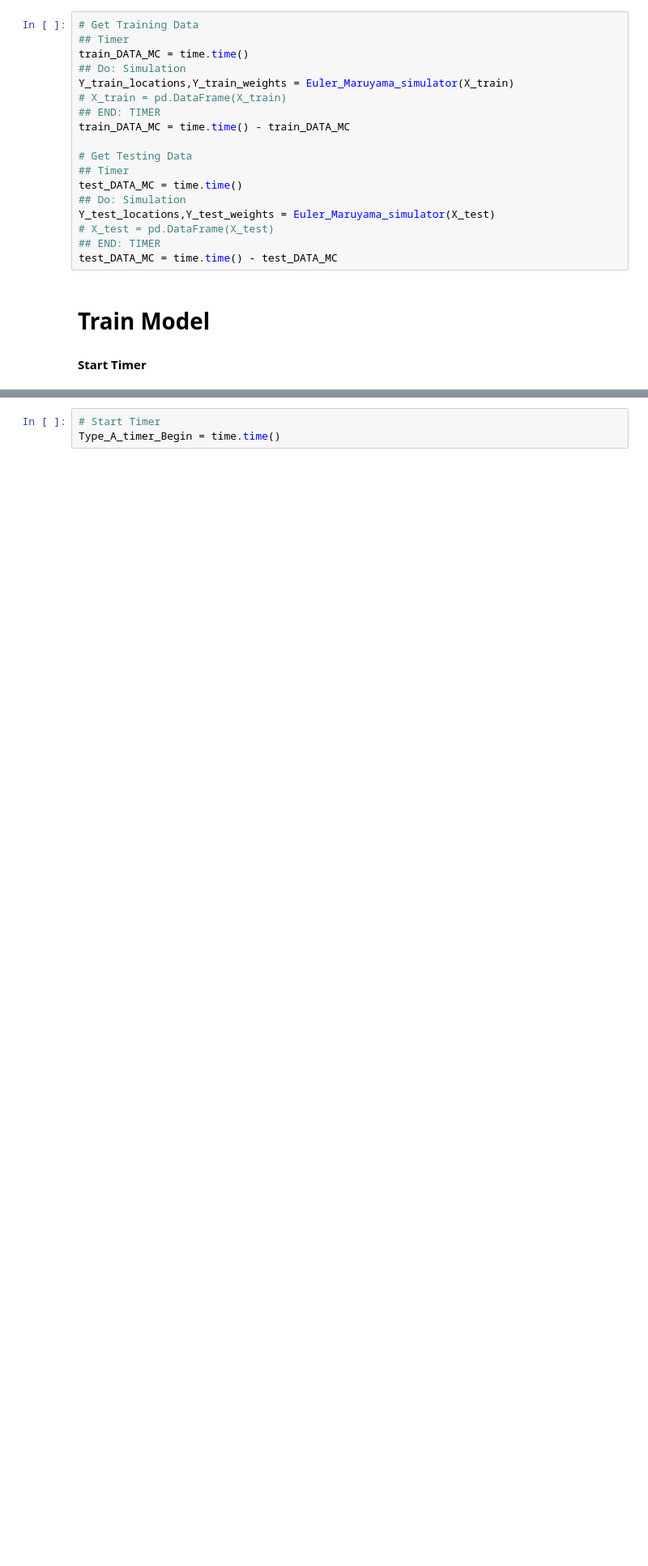
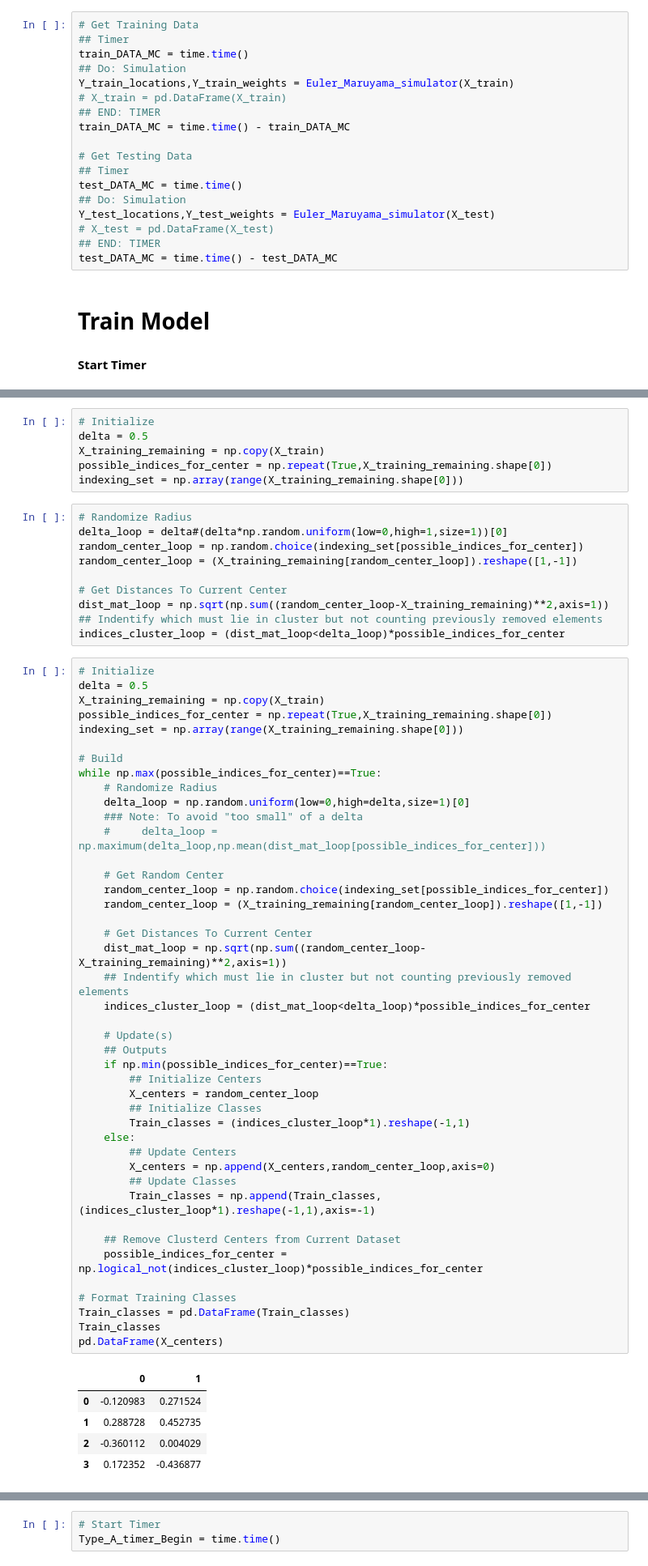
Before and after one commit to AnastasisKratsios/UniversalProcesses, a Jupyter notebook: Universal_Processes_Trainer_BACKEND_Static_Time.ipynb, the cells around one changed output, grey strips where cells are left out. Shown at 81% size. Saved outputs shown, nothing was run; the diff lists cells and outputs as text; blank space fills up the shorter version.

Commit message:
fixed random partitioning!

```diff
--- a/Universal_Processes_Trainer_BACKEND_Static_Time.ipynb
+++ b/Universal_Processes_Trainer_BACKEND_Static_Time.ipynb
@@ -494,0 +449,65 @@ test_DATA_MC = time.time() - test_DATA_MC
+# %%
+# Initialize
+delta = 0.5
+X_training_remaining = np.copy(X_train)
+possible_indices_for_center = np.repeat(True,X_training_remaining.shape[0])
+indexing_set = np.array(range(X_training_remaining.shape[0]))
+# %%
+# Randomize Radius
+delta_loop = delta#(delta*np.random.uniform(low=0,high=1,size=1))[0]
+random_center_loop = np.random.choice(indexing_set[possible_indices_for_center])
+random_center_loop = (X_training_remaining[random_center_loop]).reshape([1,-1])
+
+# Get Distances To Current Center
+dist_mat_loop = np.sqrt(np.sum((random_center_loop-X_training_remaining)**2,axis=1))
+## Indentify which must lie in cluster but not counting previously removed elements
+indices_cluster_loop = (dist_mat_loop<delta_loop)*possible_indices_for_center
+# %%
+# Initialize
+delta = 0.5
+X_training_remaining = np.copy(X_train)
+possible_indices_for_center = np.repeat(True,X_training_remaining.shape[0])
+indexing_set = np.array(range(X_training_remaining.shape[0]))
+
+# Build
+while np.max(possible_indices_for_center)==True:
+    # Randomize Radius
+    delta_loop = np.random.uniform(low=0,high=delta,size=1)[0]
+    ### Note: To avoid "too small" of a delta
+    #     delta_loop = np.maximum(delta_loop,np.mean(dist_mat_loop[possible_indices_for_center]))
+
+    # Get Random Center
+    random_center_loop = np.random.choice(indexing_set[possible_indices_for_center])
+    random_center_loop = (X_training_remaining[random_center_loop]).reshape([1,-1])
+
+    # Get Distances To Current Center
+    dist_mat_loop = np.sqrt(np.sum((random_center_loop-X_training_remaining)**2,axis=1))
+    ## Indentify which must lie in cluster but not counting previously removed elements
+    indices_cluster_loop = (dist_mat_loop<delta_loop)*possible_indices_for_center
+
+    # Update(s)
+    ## Outputs
+    if np.min(possible_indices_for_center)==True:
+        ## Initialize Centers
+        X_centers = random_center_loop
+        ## Initialize Classes
+        Train_classes = (indices_cluster_loop*1).reshape(-1,1)
+    else:
+        ## Update Centers
+        X_centers = np.append(X_centers,random_center_loop,axis=0)
+        ## Update Classes
+        Train_classes = np.append(Train_classes,(indices_cluster_loop*1).reshape(-1,1),axis=-1)
+
+    ## Remove Clusterd Centers from Current Dataset
+    possible_indices_for_center = np.logical_not(indices_cluster_loop)*possible_indices_for_center
+
+# Format Training Classes
+Train_classes = pd.DataFrame(Train_classes)
+Train_classes
+pd.DataFrame(X_centers)
+# %% [output]
+|  | 0 | 1 |
+| 0 | -0.120983 | 0.271524 |
+| 1 | 0.288728 | 0.452735 |
+| 2 | -0.360112 | 0.004029 |
+| 3 | 0.172352 | -0.436877 |
```
Also changed, not shown: parts of 10 cells of this notebook.
